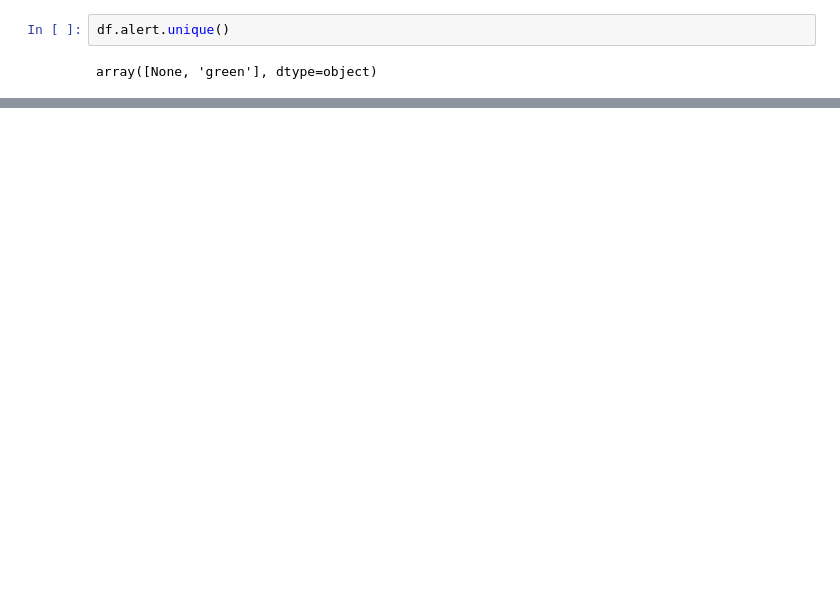
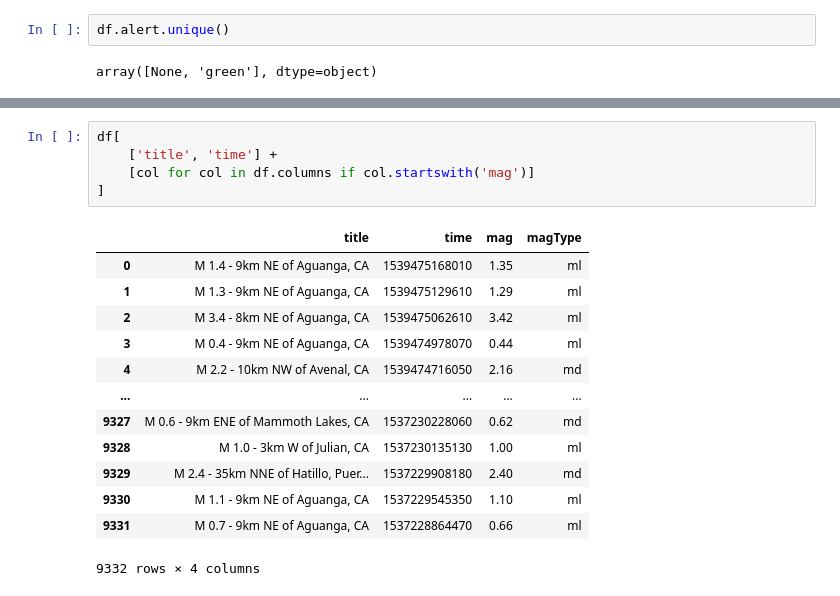
Before and after one commit to OfTheByteQuest/Data-Analytics-Learning-and-Projects, a Jupyter notebook: Chapter-2/Chapter-2.ipynb, the cells around one changed output, grey strips where cells are left out. Drawn from its saved outputs; the diff is of its cells as text; blank space fills up the shorter version.

```diff
--- a/Chapter-2/Chapter-2.ipynb
+++ b/Chapter-2/Chapter-2.ipynb
@@ -523,0 +521,19 @@ dtype: int64
+# %%
+df[
+    ['title', 'time'] +
+    [col for col in df.columns if col.startswith('mag')]
+]
+# %% [output]
+|  | title | time | mag | magType |
+| 0 | M 1.4 - 9km NE of Aguanga, CA | 1539475168010 | 1.35 | ml |
+| 1 | M 1.3 - 9km NE of Aguanga, CA | 1539475129610 | 1.29 | ml |
+| 2 | M 3.4 - 8km NE of Aguanga, CA | 1539475062610 | 3.42 | ml |
+| 3 | M 0.4 - 9km NE of Aguanga, CA | 1539474978070 | 0.44 | ml |
+| 4 | M 2.2 - 10km NW of Avenal, CA | 1539474716050 | 2.16 | md |
+| ... | ... | ... | ... | ... |
+| 9327 | M 0.6 - 9km ENE of Mammoth Lakes, CA | 1537230228060 | 0.62 | md |
+| 9328 | M 1.0 - 3km W of Julian, CA | 1537230135130 | 1.00 | ml |
+| 9329 | M 2.4 - 35km NNE of Hatillo, Puer... | 1537229908180 | 2.40 | md |
+| 9330 | M 1.1 - 9km NE of Aguanga, CA | 1537229545350 | 1.10 | ml |
+| 9331 | M 0.7 - 9km NE of Aguanga, CA | 1537228864470 | 0.66 | ml |
+9332 rows × 4 columns
```
Also changed, not shown: parts of 55 cells of this notebook.
